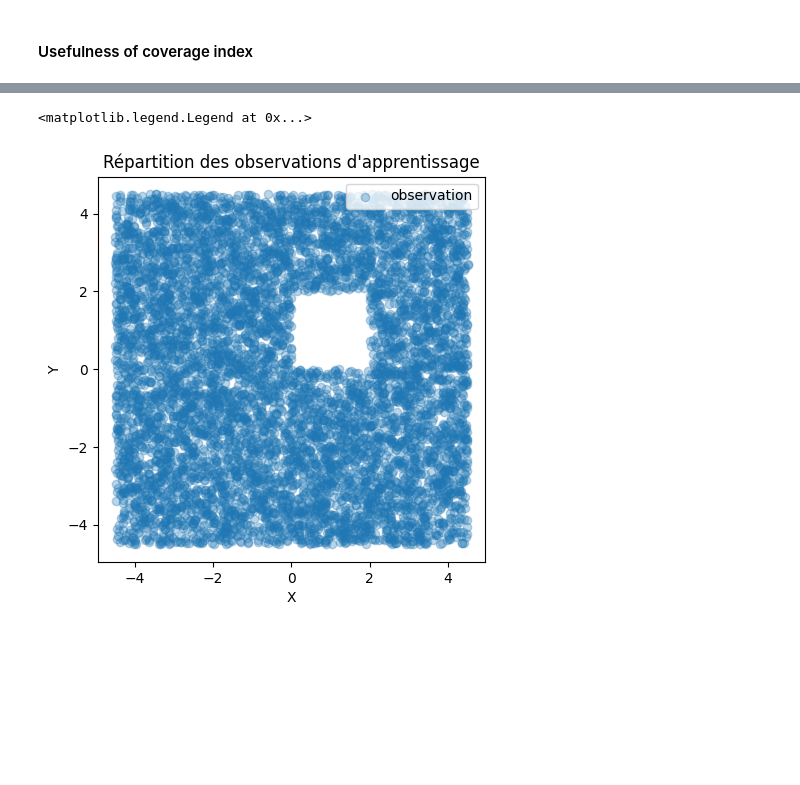
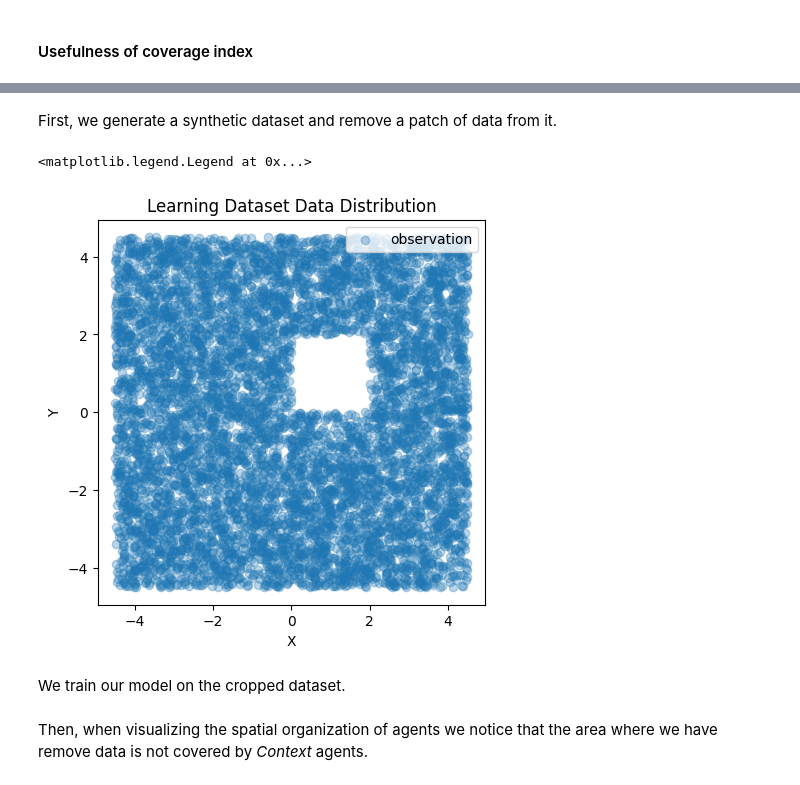
Before and after one commit to cblancovolle/explainable-multiagent-supervised-learning, a Jupyter notebook: simple-learning.ipynb, the cells around one changed output, grey strips where cells are left out. Drawn from its saved outputs; the diff is of its cells as text; code cells hidden in the pictures; blank space fills up the shorter version.

```diff
--- a/simple-learning.ipynb
+++ b/simple-learning.ipynb
@@ -230,24 +261,28 @@ plt.show()
+# %% [markdown]
+First, we generate a synthetic dataset and remove a patch of data from it.
 # %%
 fig = plt.figure(figsize=(5, 5))
 x_l, x_h = 0, 2
 y_l, y_h = 0, 2
 
 x = X_train[:, 0]
 y = X_train[:, 1]
 x_mask = (x > x_l) & (x < x_h)
 y_mask = (y > y_l) & (y < y_h)
 X_train_crop = X_train[~(x_mask & y_mask)]
 y_train_crop = y_train[~(x_mask & y_mask)]
 
 
 plt.scatter(X_train_crop[:, 0], X_train_crop[:, 1], alpha=0.3, label="observation")
-plt.title("Répartition des observations d'apprentissage")
+plt.title("Learning Dataset Data Distribution")
 plt.xlabel("X")
 plt.ylabel("Y")
 plt.legend(loc="upper right")
 # %% [output]
 <matplotlib.legend.Legend at 0x...>
-[figure, old version]
+[figure, new version]
+# %% [markdown]
+We train our model on the cropped dataset.
 # %%
 r_coeff = 0.1
 crop_model = head.FastHeadAgent(
@@ -260,6 +295,8 @@ crop_model = head.FastHeadAgent(
 )
 
 crop_model.fit(scaler.transform(X_train_crop), y_train_crop, epochs=5, verbose=True)
+# %% [markdown]
+Then, when visualizing the spatial organization of agents we notice that the area where we have remove data is not covered by *Context* agents.
 # %%
 plt.figure(figsize=(5, 5))
 
```
Also changed, not shown: parts of 20 cells of this notebook, 6 other files.
